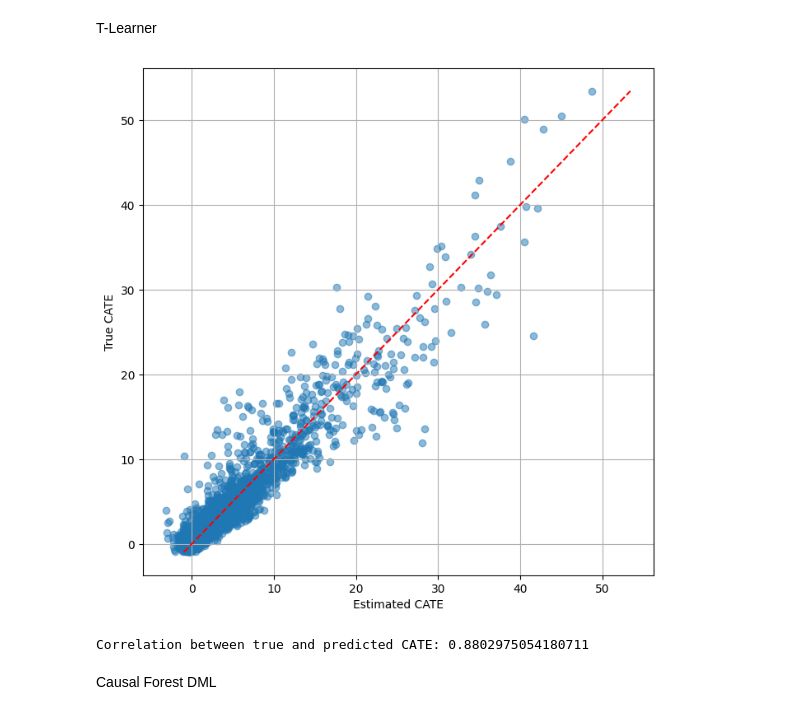
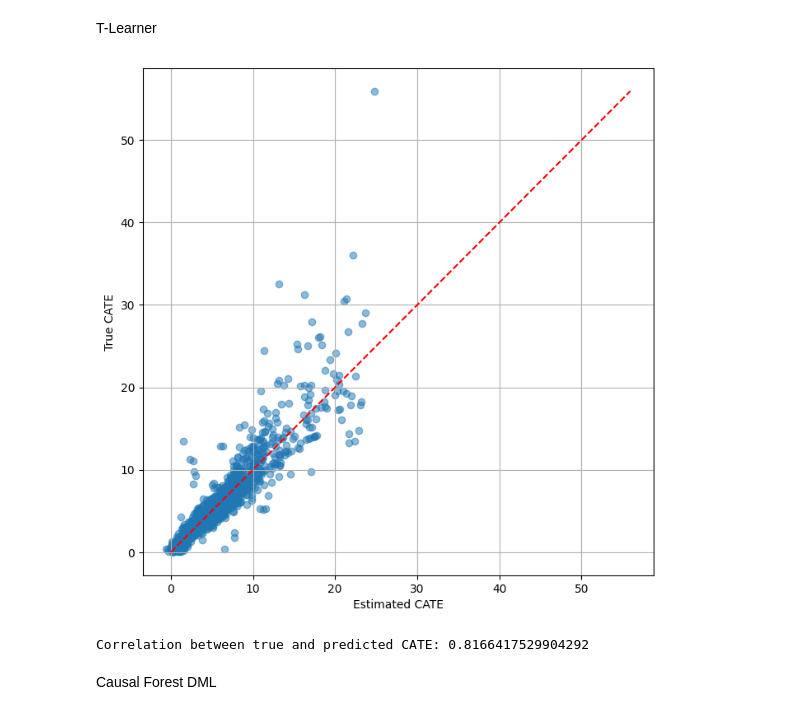
Before and after one commit to Jackbonkins/Heter_effects, a Jupyter notebook: Analysis.ipynb, the cells around one changed output. Saved outputs shown, nothing was run; the diff lists cells and outputs as text; code cells hidden in the pictures.

```diff
--- a/Analysis.ipynb
+++ b/Analysis.ipynb
@@ -78,7 +86,7 @@ sim_dict = {}
 
 for p in [20, 30, 40, 50]:
     for n in [500, 1000, 2000, 4000]:
-        sim: SimulationStudy = SimulationStudy(p=p, mean_correlation=0.1, cor_variance=0.2, n=n, no_feat_cate=2)
+        sim: SimulationStudy = SimulationStudy(p=p, mean_correlation=0.1, cor_variance=0.2, n=n, no_feat_cate=3, non_linear='quadratic')
         simulation = sim.create_dataset()
 
 
@@ -144,5 +152,5 @@ coeff, estimated_cate_ols, ols_MSE = ols_estimator(x_train_ols, splits_dict['Sim
 # %%
-true_cate_test = splits_dict['Simulation_30_4000']['true_cate_test']
+true_cate_test = splits_dict['Simulation_20_2000']['true_cate_test']
 true_cate_test = true_cate_test[true_cate_test['T'] == 1]
 true_cate_test = true_cate_test['CATE']
 plot_predict_cate_corr(estimated_cate_ols, true_cate_test)
@@ -160,21 +168,22 @@ def TLearner_estimator(Y_train: pd.DataFrame, T_train: pd.DataFrame, X_train: pd
     X_test = X_test.to_numpy()
     true_cate_test = true_cate_test['CATE'].to_numpy()
 
-    est_t = TLearner(models=RandomForestRegressor())
+    est_t = TLearner(models=RandomForestRegressor(n_estimators=1000))
     est_t.fit(Y=Y_train, T=T_train, X=X_train)
     estimated_cate_t = est_t.effect(X_test)
-    T_MSE = root_mean_squared_error(true_cate_test, estimated_cate_t)
+    T_MSE = mean_squared_error(true_cate_test, estimated_cate_t)
+
 
     return estimated_cate_t, T_MSE
 
-estimated_cate_t, t_MSE = TLearner_estimator(splits_dict['Simulation_30_4000']['Y_train'], splits_dict['Simulation_30_4000']['T_train'],
-                                             splits_dict['Simulation_30_4000']['X_train'], splits_dict['Simulation_30_4000']['X_test'],
-                                             splits_dict['Simulation_30_4000']['true_cate_test'])
+estimated_cate_t, t_MSE = TLearner_estimator(splits_dict['Simulation_20_2000']['Y_train'], splits_dict['Simulation_20_2000']['T_train'],
+                                             splits_dict['Simulation_20_2000']['X_train'], splits_dict['Simulation_20_2000']['X_test'],
+                                             splits_dict['Simulation_20_2000']['true_cate_test'])
 # %%
-plot_predict_cate_corr(estimated_cate_t, splits_dict['Simulation_30_4000']['true_cate_test']['CATE'])
+plot_predict_cate_corr(estimated_cate_t, splits_dict['Simulation_20_2000']['true_cate_test']['CATE'])
 # %% [output]
-[figure, old version]
+[figure, new version]
-Correlation between true and predicted CATE: 0.8802975054180711
+Correlation between true and predicted CATE: 0.8166417529904292
 # %% [markdown]
 Causal Forest DML
 # %%
```
Also changed, not shown: parts of 22 cells of this notebook, 6 other files.
